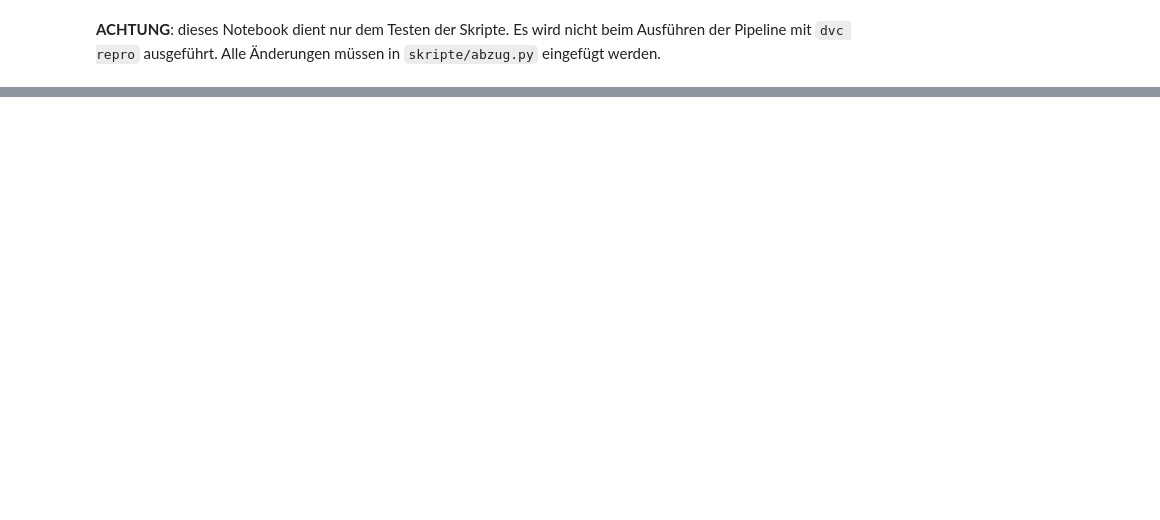
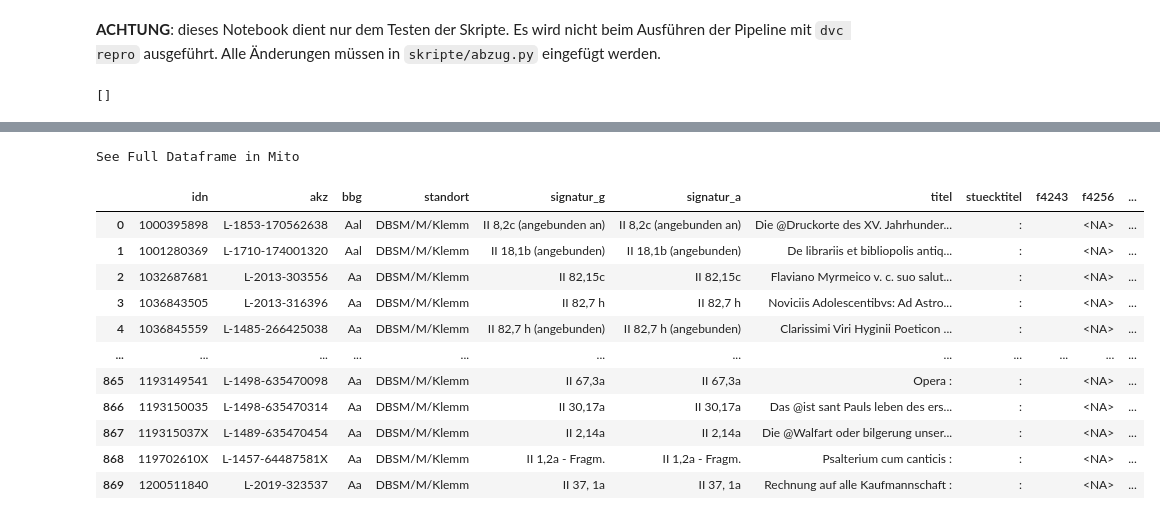
Before and after one commit to buchmuseum/vrekon, a Jupyter notebook: notebooks/abzug.ipynb, the cells around one changed output, grey strips where cells are left out. Saved outputs shown, nothing was run; the diff lists cells and outputs as text; code cells hidden in the pictures; blank space fills up the shorter version.

Commit message:
fix doppelte signaturen in 7100/7101

```diff
--- a/notebooks/abzug.ipynb
+++ b/notebooks/abzug.ipynb
@@ -45,12 +45,17 @@ def feldauswertung(kategorie: str, inhalt: str) -> list[tuple[str, str]]:
         ("237A", "k", "f4801_k"),
         ("247C", "9", "bibliothek"),
     ]
-
+    # [('standort', 'DBSM/M/Klemm'), ('signatur_g', 'II 1,2a - Fragm.')]
     for match in matchlist:
-        if kategorie == match[0]:
-            ergebnisse.append(
-                (match[2], "; ".join(re.findall(f"\${match[1]}([^\$]+)", inhalt)))
-            )
+        if (kategorie == match[0]):
+            if len(unterfeldsuche := re.findall(f"\${match[1]}([^\$]+)", inhalt)) > 0:
+                if (kategorie == '209A') and (re.findall(r"\$a.+\$x0[1-8]", inhalt)):
+                    pass
+                else:
+                    unterfeld = (match[2], "; ".join(unterfeldsuche))
+                    ergebnisse.append(
+                        unterfeld
+                    )
 
     return ergebnisse
 
@@ -62,24 +67,30 @@ def get_exemplare(datei: str) -> pd.DataFrame:
     with open(f"{filter_path}/{datei}", "r") as f:
         df = pd.DataFrame(dtype="string")
         for l in f:
-            # print(l)
+            # Zeile wird getrennt in Kategorie und Inhalt, line[0] ist Kategorie, line[1] ist Inhalt
             line = l.split(" ", 1)
+            # wenn Leerzeile ist Datensatz zu Ende und alle Exemplare dieses Titels werden zunächst in ein df umgewandelt und dann an das df mit allen Exemplaren angehängt
             if l == "\n":
                 df = pd.concat([df, make_nested_frame(exemplare)])
 
+            # wenn beginn neuer titelsatz wird 3-fach verschachteltes dict exemplare neu angelegt und idn geschrieben
             elif line[0] == "003@":
                 exemplare = defaultdict(
                     lambda: defaultdict(lambda: defaultdict(lambda: defaultdict(str)))
                 )
                 idn = line[1][2:].strip()
+            # wenn neue Einrichtung wird das geschrieben
             elif line[0] == "101@":
                 einrichtung = line[1][2:].strip()
 
+            # in allen anderen fällen werden die zeilen ausgelesen
             else:
+                # kategorie und okkurrenz werden getrennt
                 feld = line[0].split("/")
+                # die unterfelder werden in klartext übersetzt
                 feldergebnis = feldauswertung(feld[0], line[1].strip())
                 for ergebnis in feldergebnis:
-                    # der seltsame join deshalb, weil Felder auch wiederholt werden können und die Ergebnisse dann zusammengezogen und durch Semikolon getrennt werden. wahrscheinlich nicht die beste lösung.
+                    # wenn feld und unterfeld gleich sind, werden die ergebnisse durch Semikolon getrennt aneinander gehängt; in der funktion feldauswertung wird ausgeschlossen dass 209A/*.a zurückgegeben wird, wenn $x01-08 ist (damit werden altsignaturen aus 7101 ausgeschlossen)
                     exemplare[idn][einrichtung][feld[1]][ergebnis[0]] = "; ".join(
                         [ergebnis[1], exemplare[idn][einrichtung][feld[1]][ergebnis[0]]]
                     )
@@ -126,6 +137,13 @@ def get_titel(datei: str) -> pd.DataFrame:
     df.drop_duplicates(subset=["idn"], inplace=True)
 
     return df.astype("string")
+# %%
+# 209A/02 $fDBSM/M/Klemm$gII 1,2a - Fragm.$x09
+# $aII 18,1c$x00
+# $a7.a.5$x01
+feldauswertung('209A', "$a7.a.5$x01".strip())
+# %% [output]
+[]
 # %%
 # Bö M
 
@@ -220,32 +238,46 @@ titel = get_titel("ii-titel.csv")
 exemplare = get_exemplare("ii-exemplare.dat")
 exemplare = exemplare[
     ((exemplare.bibliothek == "009030115") | (pd.isna(exemplare.bibliothek)))
-    & exemplare.signatur_a.str.startswith("II")
+    & exemplare.signatur_a.str.startswith("II ")
 ]
 
 df = titel.merge(exemplare, on="idn", how="right")
 df = df[
     [
         "idn",
         "akz",
         "bbg",
         "standort",
         "signatur_g",
         "signatur_a",
         "titel",
         "stuecktitel",
         "f4243",
         "f4256",
         "f4241",
         "f4105_9",
         "f4105_g",
         "ausleihcode",
         "sig_komm",
         "f4801_a",
         "f4801_k",
         "einrichtung",
         "exemplar",
     ]
 ]
 # df.to_csv("../dat/ii.csv", index=False)
-# exemplare
+df
+# %% [output]
+See Full Dataframe in Mito
+|  | idn | akz | bbg | standort | signatur_g | signatur_a | titel | stuecktitel | f4243 | f4256 | ... |
+| 0 | 1000395898 | L-1853-170562638 | Aal | DBSM/M/Klemm | II 8,2c (angebunden an) | II 8,2c (angebunden an) | Die @Druckorte des XV. Jahrhunder... | : |  | <NA> | ... |
+| 1 | 1001280369 | L-1710-174001320 | Aal | DBSM/M/Klemm | II 18,1b (angebunden) | II 18,1b (angebunden) | De librariis et bibliopolis antiq... | : |  | <NA> | ... |
+| 2 | 1032687681 | L-2013-303556 | Aa | DBSM/M/Klemm | II 82,15c | II 82,15c | Flaviano Myrmeico v. c. suo salut... | : |  | <NA> | ... |
+| 3 | 1036843505 | L-2013-316396 | Aa | DBSM/M/Klemm | II 82,7 h | II 82,7 h | Noviciis Adolescentibvs: Ad Astro... | : |  | <NA> | ... |
+| 4 | 1036845559 | L-1485-266425038 | Aa | DBSM/M/Klemm | II 82,7 h (angebunden) | II 82,7 h (angebunden) | Clarissimi Viri Hyginii Poeticon ... | : |  | <NA> | ... |
+| ... | ... | ... | ... | ... | ... | ... | ... | ... | ... | ... | ... |
+| 865 | 1193149541 | L-1498-635470098 | Aa | DBSM/M/Klemm | II 67,3a | II 67,3a | Opera : | : |  | <NA> | ... |
+| 866 | 1193150035 | L-1498-635470314 | Aa | DBSM/M/Klemm | II 30,17a | II 30,17a | Das @ist sant Pauls leben des ers... | : |  | <NA> | ... |
+| 867 | 119315037X | L-1489-635470454 | Aa | DBSM/M/Klemm | II 2,14a | II 2,14a | Die @Walfart oder bilgerung unser... | : |  | <NA> | ... |
+| 868 | 119702610X | L-1457-64487581X | Aa | DBSM/M/Klemm | II 1,2a - Fragm. | II 1,2a - Fragm. | Psalterium cum canticis : | : |  | <NA> | ... |
+| 869 | 1200511840 | L-2019-323537 | Aa | DBSM/M/Klemm | II 37, 1a | II 37, 1a | Rechnung auf alle Kaufmannschaft : | : |  | <NA> | ... |
```
Also changed, not shown: parts of 1 cell of this notebook, 19 other files.
